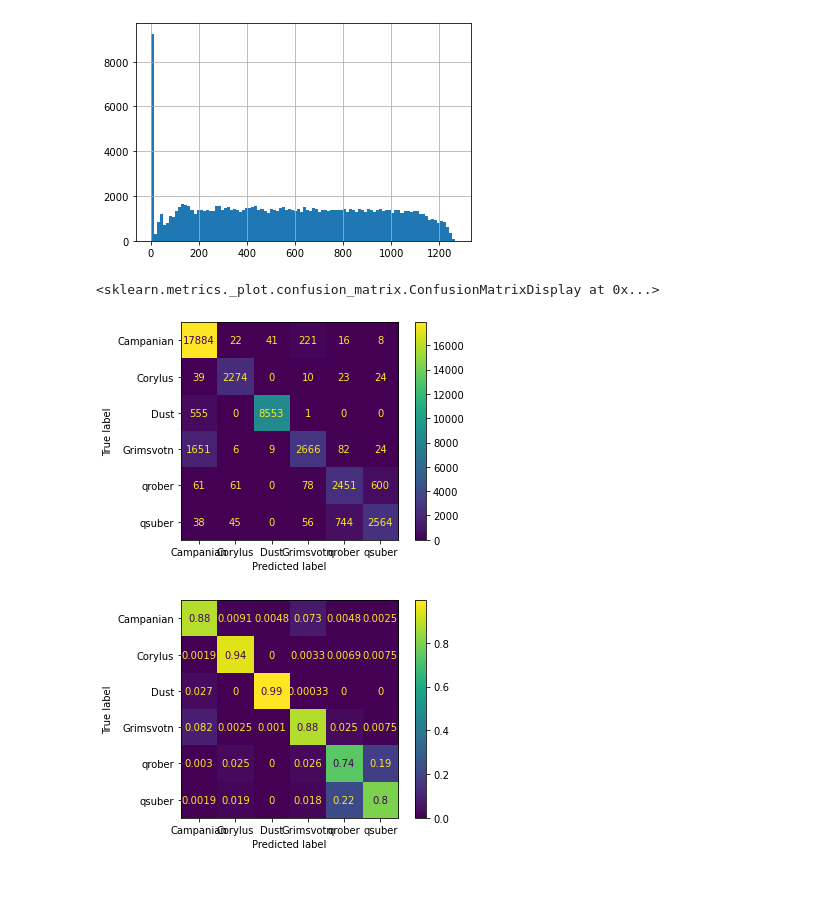
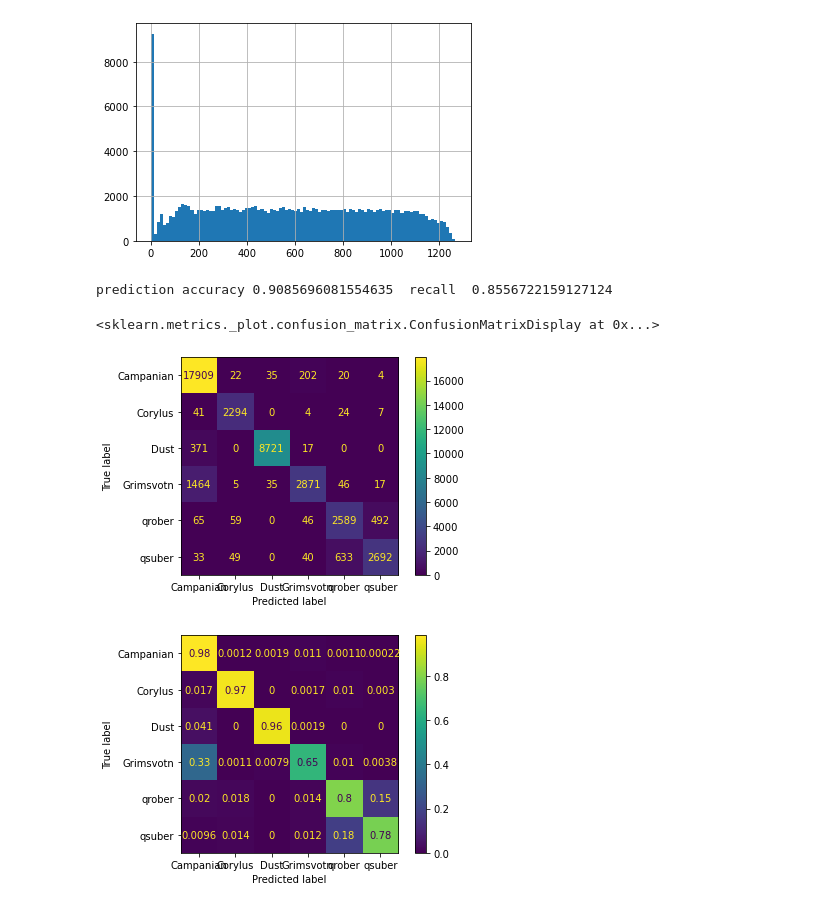
Before and after one commit to mlf93-physics/IceCoreInsolubleClassification, a Jupyter notebook: liam/FinalProjectLightGBMMetaData.ipynb, the cells around one changed output. Saved outputs shown, nothing was run; the diff lists cells and outputs as text; code cells hidden in the pictures.

```diff
--- a/liam/FinalProjectLightGBMMetaData.ipynb
+++ b/liam/FinalProjectLightGBMMetaData.ipynb
@@ -275,32 +299,33 @@ class FocalLoss:
 # %%
 # #from OneVsRestLightGBMWithCustomizedLoss import *
 # #from FocalLoss import FocalLoss #get the FocalLoss implementation from Halford's blog
 
-# # Instantiate Focal loss
-# loss = FocalLoss(alpha=0.75, gamma=2.0)
+# Instantiate Focal loss
+loss = FocalLoss(alpha=0.75, gamma=2.0)
 
-# # Not using early stopping
-# clf = OneVsRestLightGBMWithCustomizedLoss(loss=loss)
-# clf.fit(X_train, y_train)
+# Not using early stopping
+clf = OneVsRestLightGBMWithCustomizedLoss(loss=loss)
+#clf.fit(X_train, y_train)
 
-# # Using early stopping
-# #fit_params = {'eval_set': [(X_test, y_test)]}
-# #clf.fit(X_train, y_train, **fit_params)
+# Using early stopping
+fit_params = {'eval_set': [(X_test, y_test)]}
+clf.fit(X_train, y_train, **fit_params)
 
-# y_test_pred = clf.predict(X_test)
-# pred_accuracy_score = accuracy_score(y_test, y_test_pred)
-# pred_recall_score = recall_score(y_test, y_test_pred, average='macro')
-# print('prediction accuracy', pred_accuracy_score,' recall ', pred_recall_score)
+y_test_pred = clf.predict(X_test)
+pred_accuracy_score = accuracy_score(y_test, y_test_pred)
+pred_recall_score = recall_score(y_test, y_test_pred, average='macro')
+print('prediction accuracy', pred_accuracy_score,' recall ', pred_recall_score)
 
 cnf_matrix = confusion_matrix(y_test, y_test_pred, labels=labeles)
 #Normalize cnf_matrix along the predictions/columns
-cnf_sum = np.sum(cnf_matrix,axis=0)
-cnf_matrix_norm = cnf_matrix / cnf_sum[np.newaxis,:]
+cnf_sum = np.sum(cnf_matrix,axis=1)
+cnf_matrix_norm = cnf_matrix / cnf_sum[:,np.newaxis]
 disp = ConfusionMatrixDisplay(cnf_matrix, display_labels=classes)#,normalize='true'
 disp.plot()
 disp_norm = ConfusionMatrixDisplay(cnf_matrix_norm, display_labels=classes)#,normalize='true'
 disp_norm.plot()
 # %% [output]
-<sklearn.metrics._plot.confusion_matrix.ConfusionMatrixDisplay at 0x...>
+prediction accuracy 0.9085696081554635  recall  0.8556722159127124
+<sklearn.metrics._plot.confusion_matrix.ConfusionMatrixDisplay at 0x...>
-[figure, old version]
+[figure, new version]
-[figure, old version]
+[figure, new version]
```
Also changed, not shown: parts of 4 cells of this notebook, 2 other files.
